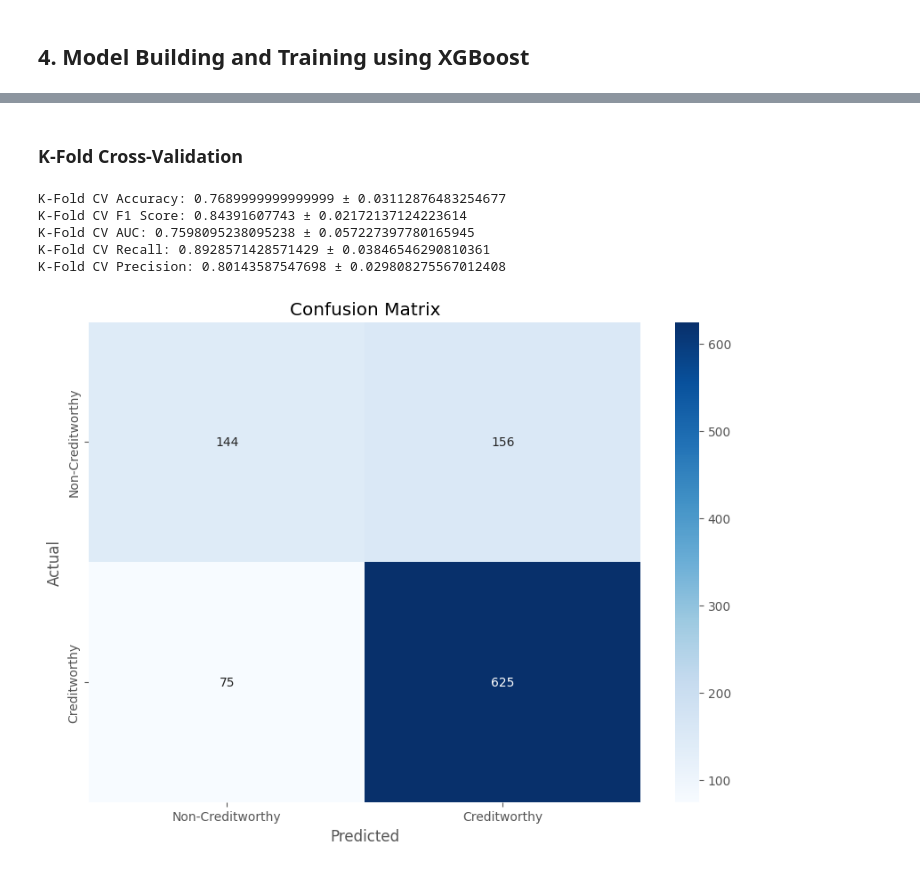
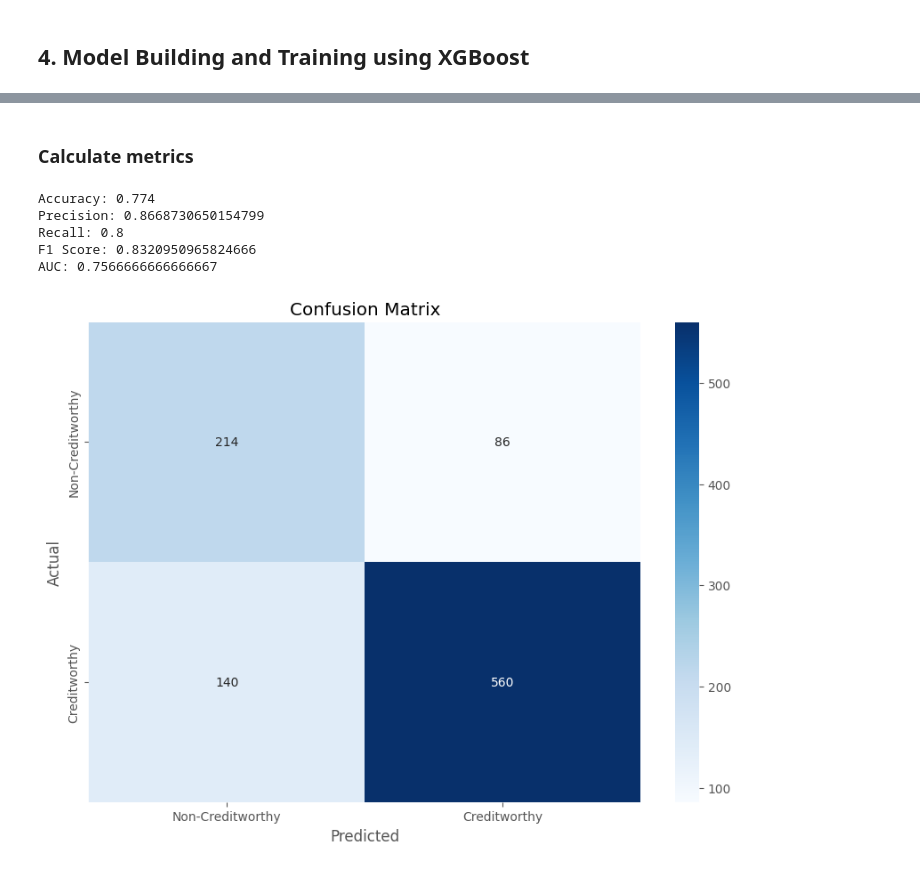
Before and after one commit to sfatew/Credit-worthiness-rating, a Jupyter notebook: XGBoost/XGBoost.ipynb, the cells around one changed output, grey strips where cells are left out. Cells and saved outputs as stored; diff of their text form; code cells hidden in the pictures.

Commit message:
complete everything: added hyperparameter tuning, threshold tuning, and evaluation metrics

```diff
--- a/XGBoost/XGBoost.ipynb
+++ b/XGBoost/XGBoost.ipynb
@@ -110,2 +106,0 @@ plt.show()
-# %%
-xgbc = XGBClassifier(n_estimators=120, use_label_encoder=False, eval_metric='logloss')
@@ -114 +109,4 @@ xgbc = XGBClassifier(n_estimators=120, use_label_encoder=False, eval_metric='log
+# %%
+outer_kf = StratifiedKFold(n_splits=10, shuffle=True, random_state=1)
+inner_kf = StratifiedKFold(n_splits=10, shuffle=True, random_state=1)
 # %%
@@ -164,4 +123,0 @@ Best score:  0.8128571428571428
-# %%
-best_params = xgbc_rscv.best_params_
-model = XGBClassifier(**best_params, use_label_encoder=False, eval_metric='logloss')
-model.fit(X_res, y_res)
@@ -183,32 +124,5 @@ XGBClassifier(base_score=None, booster=None, callbacks=None,
-# %% [markdown]
-### K-Fold Cross-Validation
-# %%
-from sklearn.model_selection import StratifiedKFold, cross_val_score
-
-
-kfold = StratifiedKFold(n_splits=10, shuffle=True, random_state=42)
-accuracy = cross_val_score(model, X, y, cv=kfold, scoring='accuracy')
-
-print(f'K-Fold CV Accuracy: {accuracy.mean()} ± {accuracy.std()}')
-
-f1 = cross_val_score(model, X, y, cv=kfold, scoring='f1')
-
-print(f'K-Fold CV F1 Score: {f1.mean()} ± {f1.std()}')
-
-auc = cross_val_score(model, X, y, cv=kfold, scoring='roc_auc')
-
-print(f'K-Fold CV AUC: {auc.mean()} ± {auc.std()}')
-
-recall = cross_val_score(model, X, y, cv=kfold, scoring='recall')
-
-print(f'K-Fold CV Recall: {recall.mean()} ± {recall.std()}')
-
-precision = cross_val_score(model, X, y, cv=kfold, scoring='precision')
-
-print(f'K-Fold CV Precision: {precision.mean()} ± {precision.std()}')
-# %% [output]
-K-Fold CV Accuracy: 0.7689999999999999 ± 0.03112876483254677
-K-Fold CV F1 Score: 0.84391607743 ± 0.02172137124223614
-K-Fold CV AUC: 0.7598095238095238 ± 0.057227397780165945
-K-Fold CV Recall: 0.8928571428571429 ± 0.03846546290810361
-K-Fold CV Precision: 0.80143587547698 ± 0.029808275567012408
+# %%
+best_params_list = []
+y_true = []
+y_pred = []
+y_pred_proba = []
@@ -215,24 +168,29 @@ K-Fold CV Precision: 0.80143587547698 ± 0.029808275567012408
+# %% [markdown]
+### Calculate metrics
 # %%
-# Confusion Matrix after k-fold CV
-y_true = []
-y_pred = []
+acc = accuracy_score(y_true, y_pred)
+prec = precision_score(y_true, y_pred)
+rec = recall_score(y_true, y_pred)
+f1 = f1_score(y_true, y_pred)
+auc = roc_auc_score(y_true, y_pred)
+cm = confusion_matrix(y_true, y_pred)
 
-for train_index, test_index in kfold.split(X, y):
-    X_train, X_test = X.iloc[train_index], X.iloc[test_index]
-    y_train, y_test = y.iloc[train_index], y.iloc[test_index]
+print(f'Accuracy: {acc}')
+print(f'Precision: {prec}')
+print(f'Recall: {rec}')
+print(f'F1 Score: {f1}')
+print(f'AUC: {auc}')
 
-    model.fit(X_train, y_train)
-    predictions = model.predict(X_test)
-
-    y_true.extend(y_test)
-    y_pred.extend(predictions)
-
-cm = confusion_matrix(y_true, y_pred)
 plt.figure(figsize=(10, 7))
 sns.heatmap(cm, annot=True, fmt='d', cmap='Blues', xticklabels=['Non-Creditworthy', 'Creditworthy'], yticklabels=['Non-Creditworthy', 'Creditworthy'])
 plt.ylabel('Actual')
 plt.xlabel('Predicted')
 plt.title('Confusion Matrix')
 plt.show()
 # %% [output]
+Accuracy: 0.774
+Precision: 0.8668730650154799
+Recall: 0.8
+F1 Score: 0.8320950965824666
+AUC: 0.7566666666666667
-[figure, old version]
+[figure, new version]
```
Also changed, not shown: parts of 22 cells of this notebook, 3 other files.
